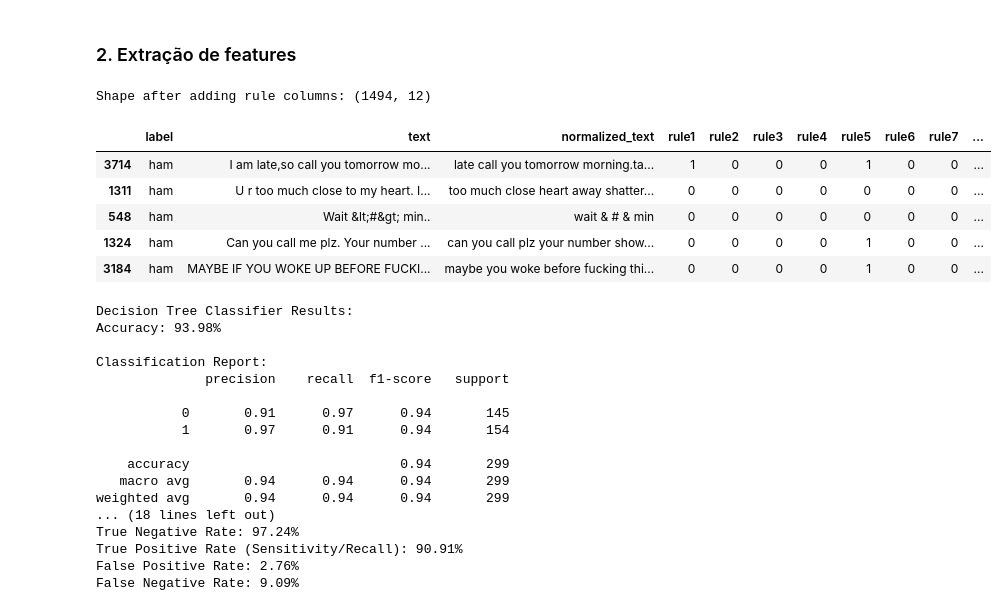
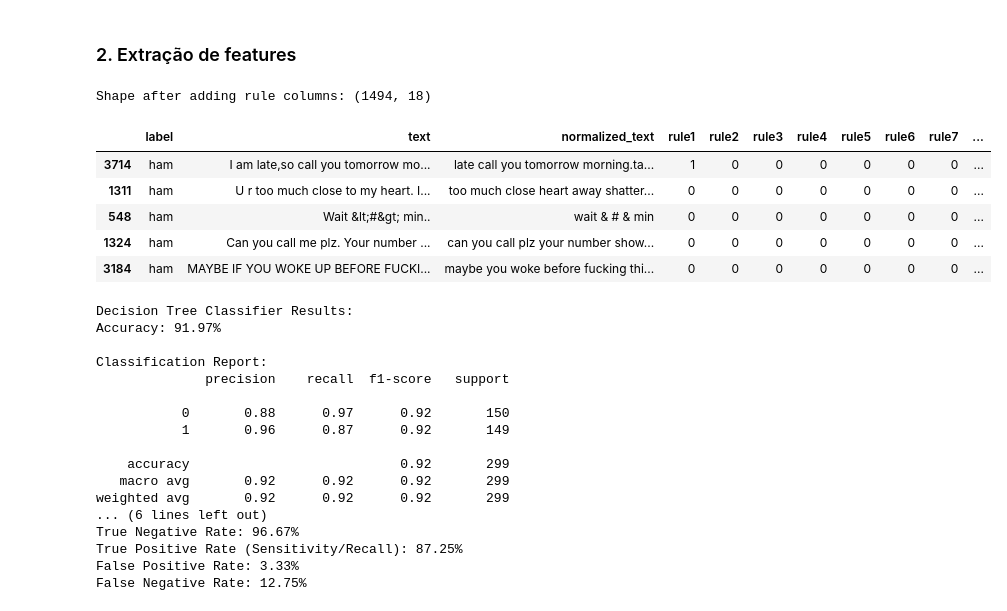
Before and after one commit to Marreco202/smishing-model, a Jupyter notebook: balanced.ipynb, the cells around one changed output. Saved outputs shown, nothing was run; the diff lists cells and outputs as text; code cells hidden in the pictures.

Commit message:
modelo pós revisão do Lucas

```diff
--- a/balanced.ipynb
+++ b/balanced.ipynb
@@ -161,26 +161,33 @@ print(df[['text', 'normalized_text']].head())
 # %%
 # Apply each rule function from the ruleset module to create new columns
 df['rule1'] = df['normalized_text'].apply(ruleset.rule1)
 df['rule2'] = df['normalized_text'].apply(ruleset.rule2)
 df['rule3'] = df['normalized_text'].apply(ruleset.rule3)
 df['rule4'] = df['normalized_text'].apply(ruleset.rule4)
 df['rule5'] = df['normalized_text'].apply(ruleset.rule5)
 df['rule6'] = df['normalized_text'].apply(ruleset.rule6)
 df['rule7'] = df['normalized_text'].apply(ruleset.rule7)
 df['rule8'] = df['normalized_text'].apply(ruleset.rule8)
 df['rule9'] = df['normalized_text'].apply(ruleset.rule9)
 
+df['rule10'] = df['normalized_text'].apply(ruleset.rule10)
+df['rule11'] = df['normalized_text'].apply(ruleset.rule11)
+df['rule12'] = df['normalized_text'].apply(ruleset.rule12)
+df['rule13'] = df['normalized_text'].apply(ruleset.rule13)
+df['rule14'] = df['normalized_text'].apply(ruleset.rule14)
+df['rule15'] = df['normalized_text'].apply(ruleset.rule15)
+
 # Display the dataframe with all rule columns
 print("Shape after adding rule columns:", df.shape)
 df.head()
 # %% [output]
-Shape after adding rule columns: (1494, 12)
+Shape after adding rule columns: (1494, 18)
 |  | label | text | normalized_text | rule1 | rule2 | rule3 | rule4 | rule5 | rule6 | rule7 | ... |
-| 3714 | ham | I am late,so call you tomorrow mo... | late call you tomorrow morning.ta... | 1 | 0 | 0 | 0 | 1 | 0 | 0 | ... |
+| 3714 | ham | I am late,so call you tomorrow mo... | late call you tomorrow morning.ta... | 1 | 0 | 0 | 0 | 0 | 0 | 0 | ... |
 | 1311 | ham | U r too much close to my heart. I... | too much close heart away shatter... | 0 | 0 | 0 | 0 | 0 | 0 | 0 | ... |
 | 548 | ham | Wait &lt;#&gt; min.. | wait & # & min | 0 | 0 | 0 | 0 | 0 | 0 | 0 | ... |
-| 1324 | ham | Can you call me plz. Your number ... | can you call plz your number show... | 0 | 0 | 0 | 0 | 1 | 0 | 0 | ... |
-| 3184 | ham | MAYBE IF YOU WOKE UP BEFORE FUCKI... | maybe you woke before fucking thi... | 0 | 0 | 0 | 0 | 1 | 0 | 0 | ... |
+| 1324 | ham | Can you call me plz. Your number ... | can you call plz your number show... | 0 | 0 | 0 | 0 | 0 | 0 | 0 | ... |
+| 3184 | ham | MAYBE IF YOU WOKE UP BEFORE FUCKI... | maybe you woke before fucking thi... | 0 | 0 | 0 | 0 | 0 | 0 | 0 | ... |
 # %%
 import os
 # Remove the problematic environment variable
@@ -194,17 +201,22 @@ from sklearn.metrics import accuracy_score, classification_report, confusion_mat
 # Convert labels to binary values (ham=0, spam=1)
 df['binary_label'] = df['label'].map({'ham': 0, 'spam': 1})
 
+features = ['rule1', 'rule2', 'rule3', 'rule4', 'rule5', 'rule6', 'rule7', 'rule8', 'rule9', 'rule10', 'rule11', 'rule12', 'rule13', 'rule14', 'rule15']
+
 # Extract features (all rule columns) and target variable
-X = df[['rule1', 'rule2', 'rule3', 'rule4', 'rule5', 'rule6', 'rule7', 'rule8', 'rule9']]
+X = df[features].dropna(axis=1)  # Drop rows with NaN values in features
 y = df['binary_label']
 
 # Split the data into training and testing sets (80% training, 20% testing)
 X_train, X_test, y_train, y_test = train_test_split(
-    X, y, test_size=0.2, random_state=42
+    X, y, test_size=0.2, random_state=42, stratify=y
 )
 
 # Create and train a Decision Tree Classifier
-dt_classifier = DecisionTreeClassifier(random_state=42)
+# dt_classifier = DecisionTreeClassifier(random_state=42)
+from sklearn.linear_model import LogisticRegression
+
+dt_classifier = LogisticRegression(random_state=42)
 dt_classifier.fit(X_train, y_train)
 
 # Make predictions on test data
@@ -224,13 +236,13 @@ print("\nConfusion Matrix:")
 print(conf_matrix)
 
 # Calculate feature importances
-feature_importances = dt_classifier.feature_importances_
-feature_names = X.columns
-importance_df = pd.DataFrame({'Feature': feature_names, 'Importance': feature_importances})
-importance_df = importance_df.sort_values('Importance', ascending=False)
+# feature_importances = dt_classifier.feature_importances_
+# feature_names = X.columns
+# importance_df = pd.DataFrame({'Feature': feature_names, 'Importance': feature_importances})
+# importance_df = importance_df.sort_values('Importance', ascending=False)
 
-print("\nFeature Importance:")
-print(importance_df)
+# print("\nFeature Importance:")
+# print(importance_df)
 
 # Print true negative rate as mentioned in the paper
 tn, fp, fn, tp = conf_matrix.ravel()
@@ -241,19 +253,19 @@ print(f"False Positive Rate: {fp / (fp + tn) * 100:.2f}%")
 print(f"False Negative Rate: {fn / (fn + tp) * 100:.2f}%")
 # %% [output]
 Decision Tree Classifier Results:
-Accuracy: 93.98%
+Accuracy: 91.97%
 
 Classification Report:
               precision    recall  f1-score   support
 
-           0       0.91      0.97      0.94       145
-           1       0.97      0.91      0.94       154
+           0       0.88      0.97      0.92       150
+           1       0.96      0.87      0.92       149
 
-    accuracy                           0.94       299
-   macro avg       0.94      0.94      0.94       299
-weighted avg       0.94      0.94      0.94       299
-... (18 lines left out)
-True Negative Rate: 97.24%
-True Positive Rate (Sensitivity/Recall): 90.91%
-False Positive Rate: 2.76%
-False Negative Rate: 9.09%
+    accuracy                           0.92       299
+   macro avg       0.92      0.92      0.92       299
+weighted avg       0.92      0.92      0.92       299
+... (6 lines left out)
+True Negative Rate: 96.67%
+True Positive Rate (Sensitivity/Recall): 87.25%
+False Positive Rate: 3.33%
+False Negative Rate: 12.75%
```
Also changed, not shown: parts of 6 cells of this notebook, 1 other file.
